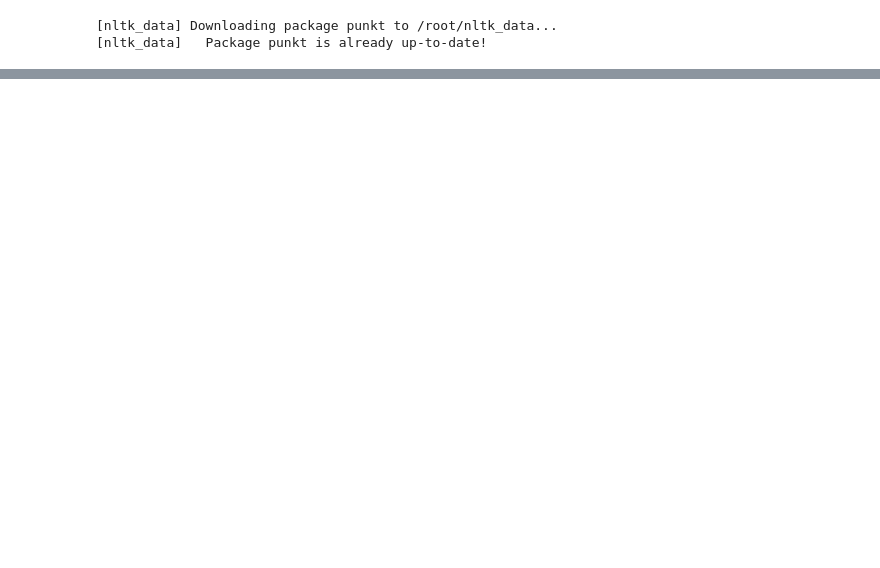
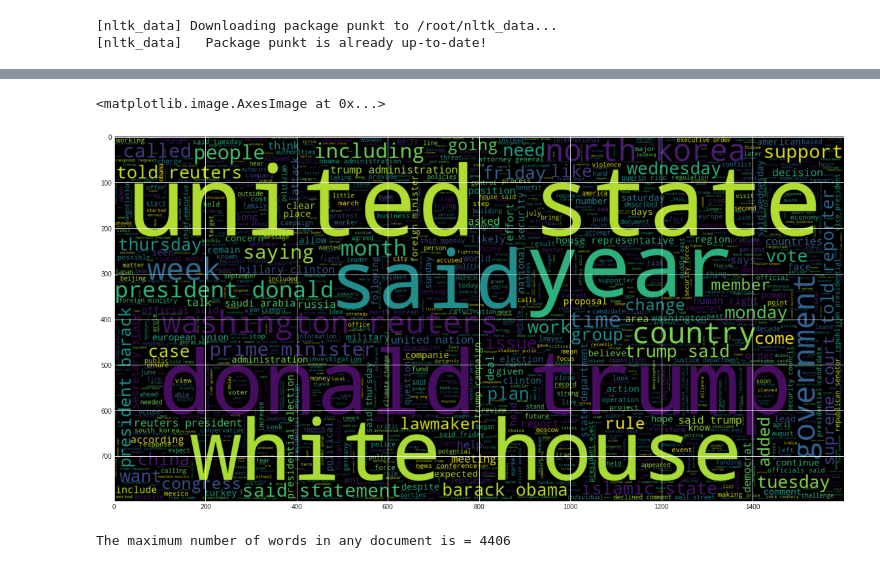
Before and after one commit to LincolnVS/Fake_News_Detection_with_Machine_Learning, a Jupyter notebook: FakeNewClassification.ipynb, the cells around one changed output, grey strips where cells are left out. Drawn from its saved outputs; the diff is of its cells as text; code cells hidden in the pictures; blank space fills up the shorter version.

```diff
--- a/FakeNewClassification.ipynb
+++ b/FakeNewClassification.ipynb
@@ -55,0 +185,18 @@ print(df_true)
+# %%
+# plot the word cloud for text that is Fake
+plt.figure(figsize = (20,20))
+wc = WordCloud(max_words = 2000 , width = 1600 , height = 800 , stopwords = stop_words).generate(" ".join(df[df.isfake == 0].clean_joined))
+plt.imshow(wc, interpolation = 'bilinear')
+# %% [output]
+<matplotlib.image.AxesImage at 0x...>
+[figure, added]
+# %%
+# length of maximum document will be needed to create word embeddings
+maxlen = -1
+for doc in df.clean_joined:
+    tokens = nltk.word_tokenize(doc)
+    if(maxlen<len(tokens)):
+        maxlen = len(tokens)
+print("The maximum number of words in any document is =", maxlen)
+# %% [output]
+The maximum number of words in any document is = 4406
```
Also changed, not shown: parts of 51 cells of this notebook.
